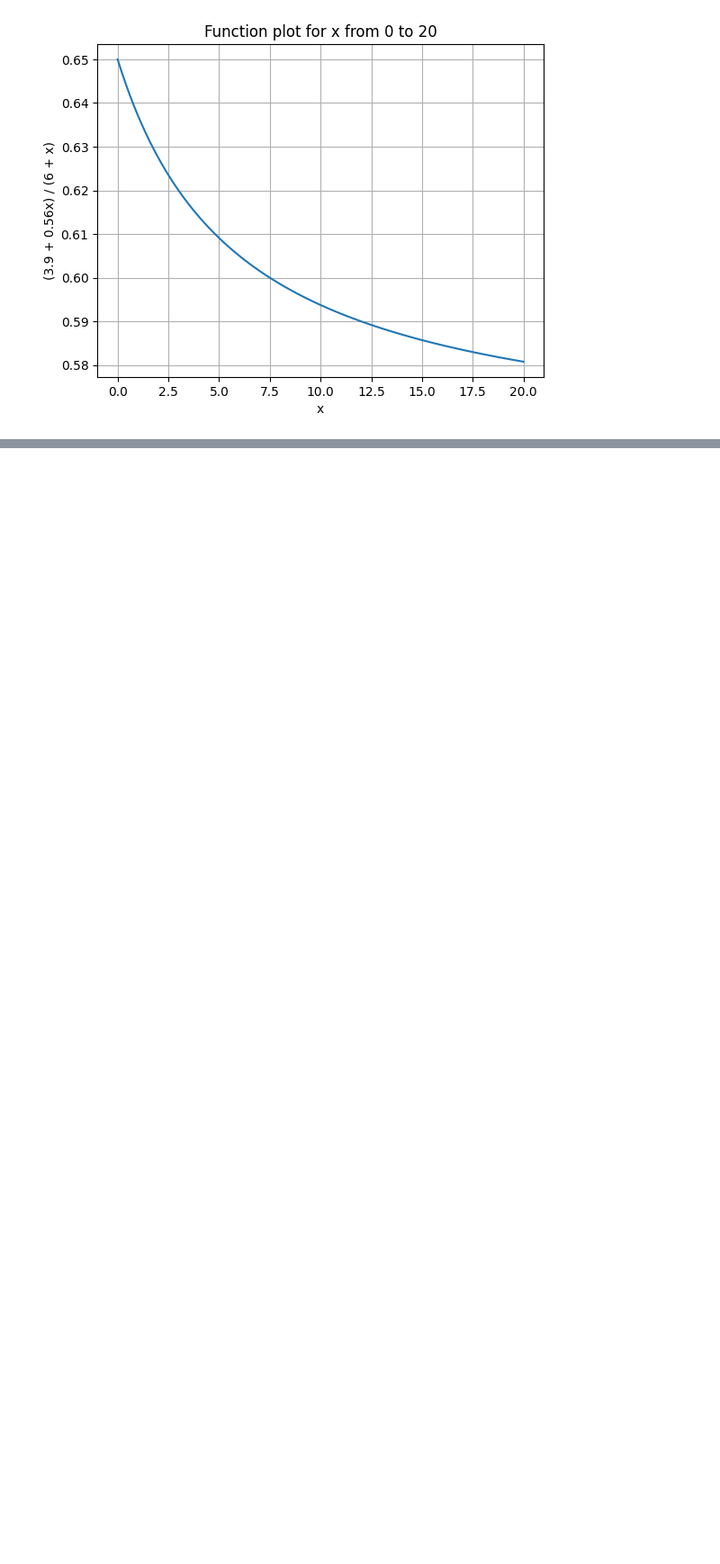
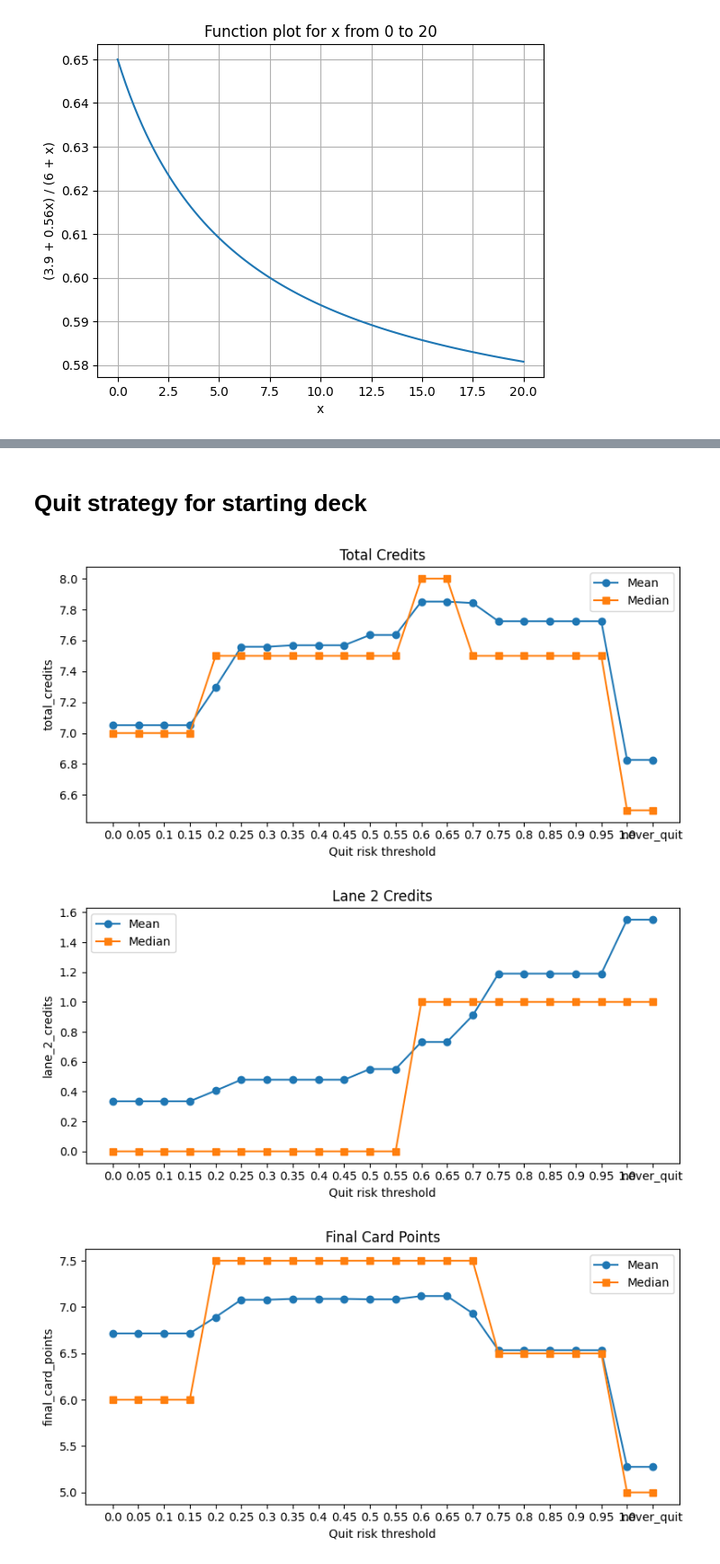
Before and after one commit to EmilRosen/ballers, a Jupyter notebook: Analyse_V41.ipynb, the cells around one changed output, grey strips where cells are left out. Shown at 90% size. Cells and saved outputs as stored; diff of their text form; code cells hidden in the pictures; blank space fills up the shorter version.

```diff
--- a/Analyse_V41.ipynb
+++ b/Analyse_V41.ipynb
@@ -166,0 +669,18 @@ plt.show()
+# %% [markdown]
+# Quit strategy for starting deck
+# %%
+threshold_summary = compare_quit_thresholds(
+    thresholds=[i / 100 for i in range(0, 101, 5)] + [None],
+    runs=10_000,
+    n_bombs=5,
+    n_double_bombs=1,
+    n_commons=2,
+    n_uncommons=1,
+    seed=1,
+)
+
+plot_threshold_comparison(threshold_summary)
+# %% [output]
+[figure, added]
+[figure, added]
+[figure, added]
```
Also changed, not shown: parts of 11 cells of this notebook, 44 other files.
